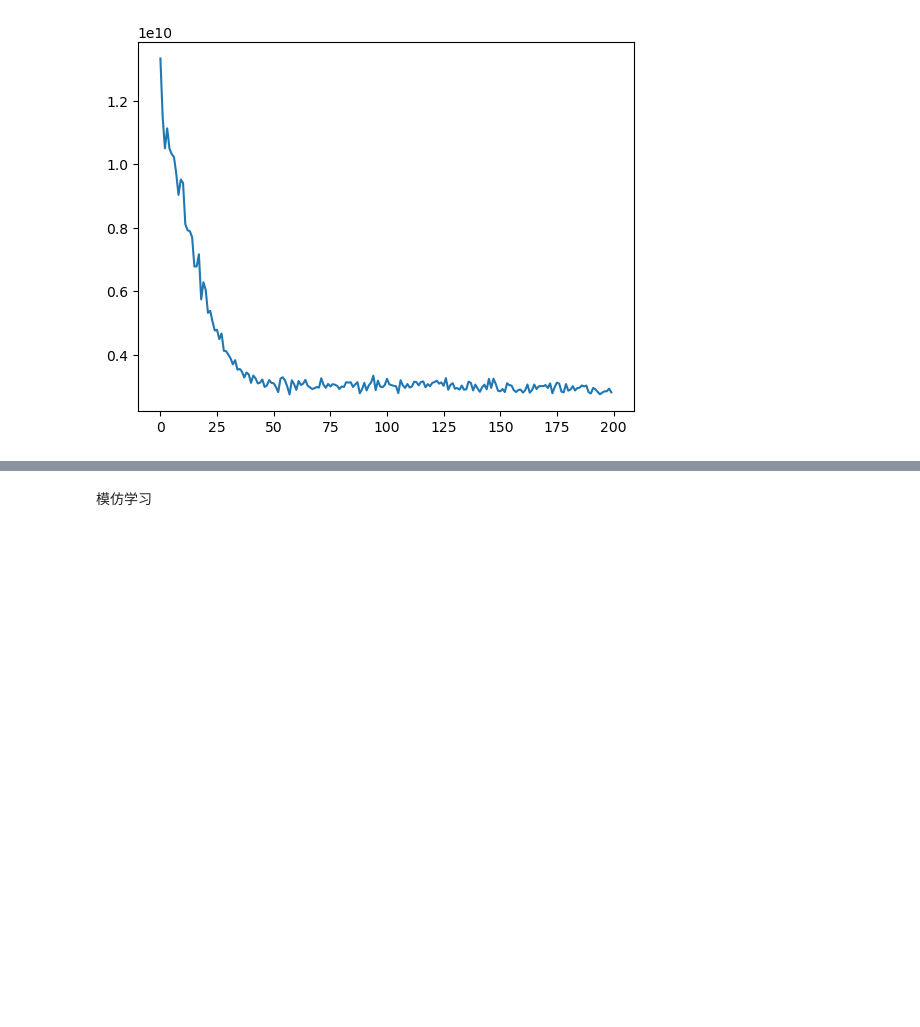
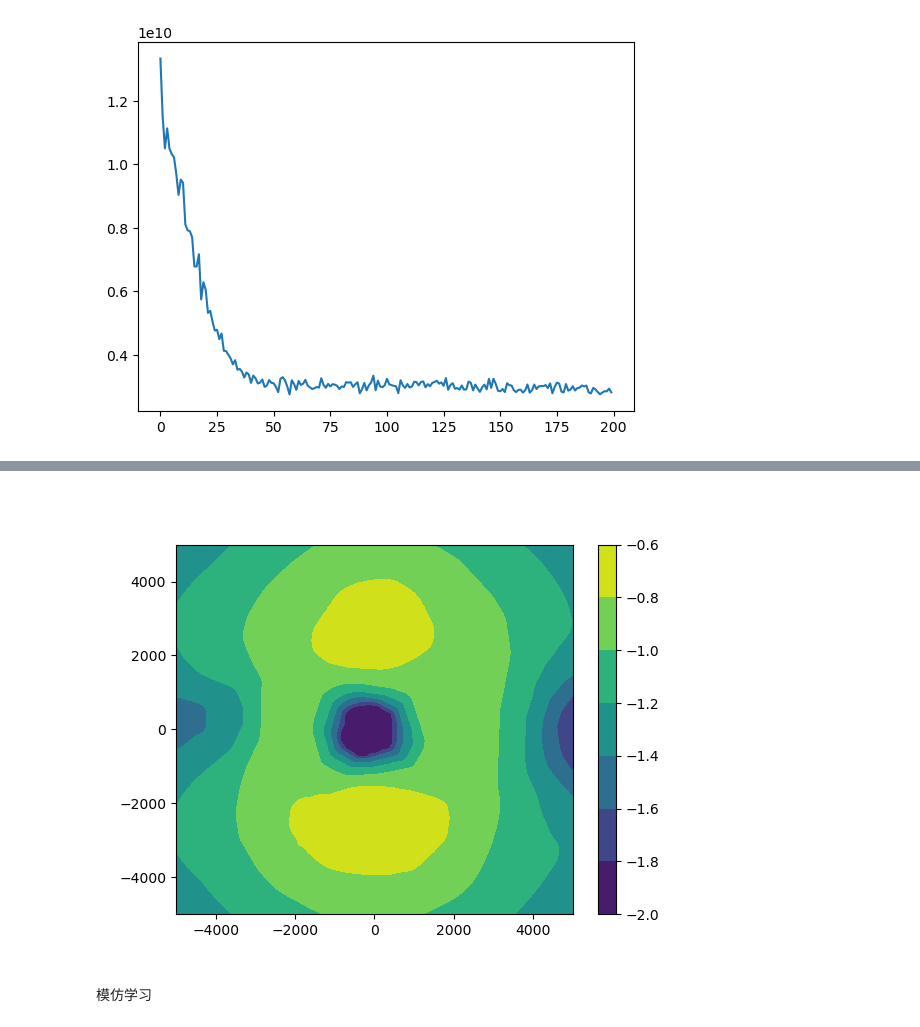
Before and after one commit to liziyao99/multi-debris-avoidance, a Jupyter notebook: quickStart.ipynb, the cells around one changed output, grey strips where cells are left out. Cells and saved outputs as stored; diff of their text form; code cells hidden in the pictures; blank space fills up the shorter version.

```diff
--- a/quickStart.ipynb
+++ b/quickStart.ipynb
@@ -218,3 +219,11 @@ foo_plot(s, axis)
+# %%
+plt.close("all")
+_axis = np.array([0,1,2])
+i = 0
+axis = np.delete(_axis, i)
+foo_plot(s, axis)
+# %% [output]
+[figure, added]
 # %% [markdown]
 模仿学习
 # %%
```
Also changed, not shown: parts of 11 cells of this notebook, 19 other files.
